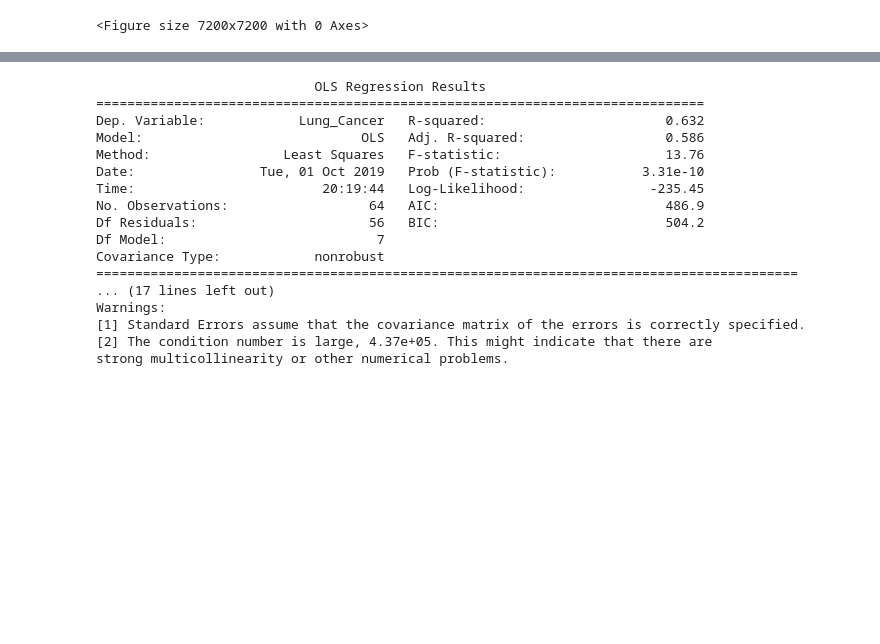
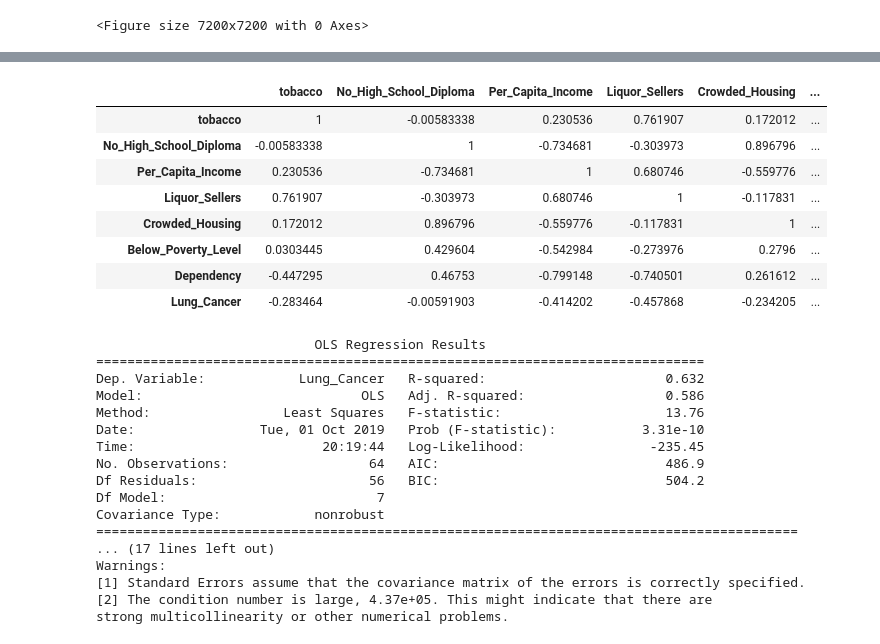
Before and after one commit to adithyansubramanian/Springboard_Capstone_project_1, a Jupyter notebook: Capstone_project_1_Machine_learning.ipynb, the cells around one changed output, grey strips where cells are left out. Saved outputs shown, nothing was run; the diff lists cells and outputs as text; code cells hidden in the pictures; blank space fills up the shorter version.

```diff
--- a/Capstone_project_1_Machine_learning.ipynb
+++ b/Capstone_project_1_Machine_learning.ipynb
@@ -105,3 +147,15 @@ plt.show()
+# %%
+corr.style.background_gradient(cmap='coolwarm', axis=None)
+# %% [output]
+|  | tobacco | No_High_School_Diploma | Per_Capita_Income | Liquor_Sellers | Crowded_Housing | ... |
+| tobacco | 1 | -0.00583338 | 0.230536 | 0.761907 | 0.172012 | ... |
+| No_High_School_Diploma | -0.00583338 | 1 | -0.734681 | -0.303973 | 0.896796 | ... |
+| Per_Capita_Income | 0.230536 | -0.734681 | 1 | 0.680746 | -0.559776 | ... |
+| Liquor_Sellers | 0.761907 | -0.303973 | 0.680746 | 1 | -0.117831 | ... |
+| Crowded_Housing | 0.172012 | 0.896796 | -0.559776 | -0.117831 | 1 | ... |
+| Below_Poverty_Level | 0.0303445 | 0.429604 | -0.542984 | -0.273976 | 0.2796 | ... |
+| Dependency | -0.447295 | 0.46753 | -0.799148 | -0.740501 | 0.261612 | ... |
+| Lung_Cancer | -0.283464 | -0.00591903 | -0.414202 | -0.457868 | -0.234205 | ... |
 # %%
 # Import regression modules
 import statsmodels.api as sm
```
Also changed, not shown: parts of 5 cells of this notebook.
